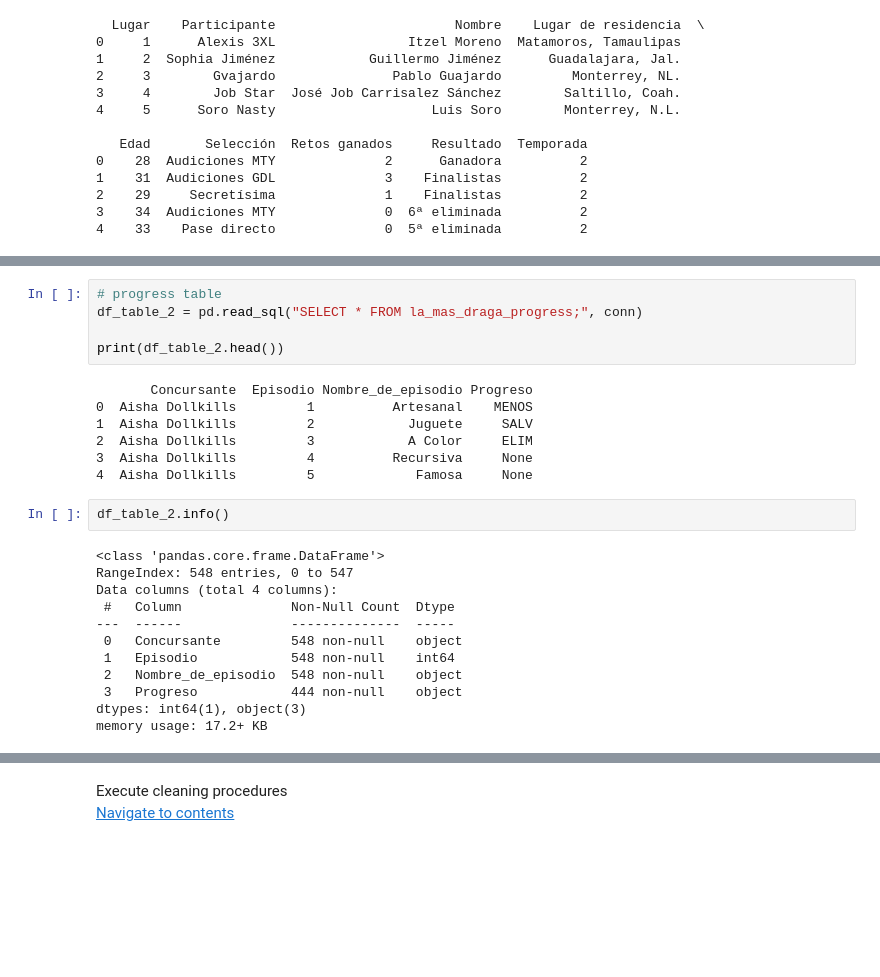
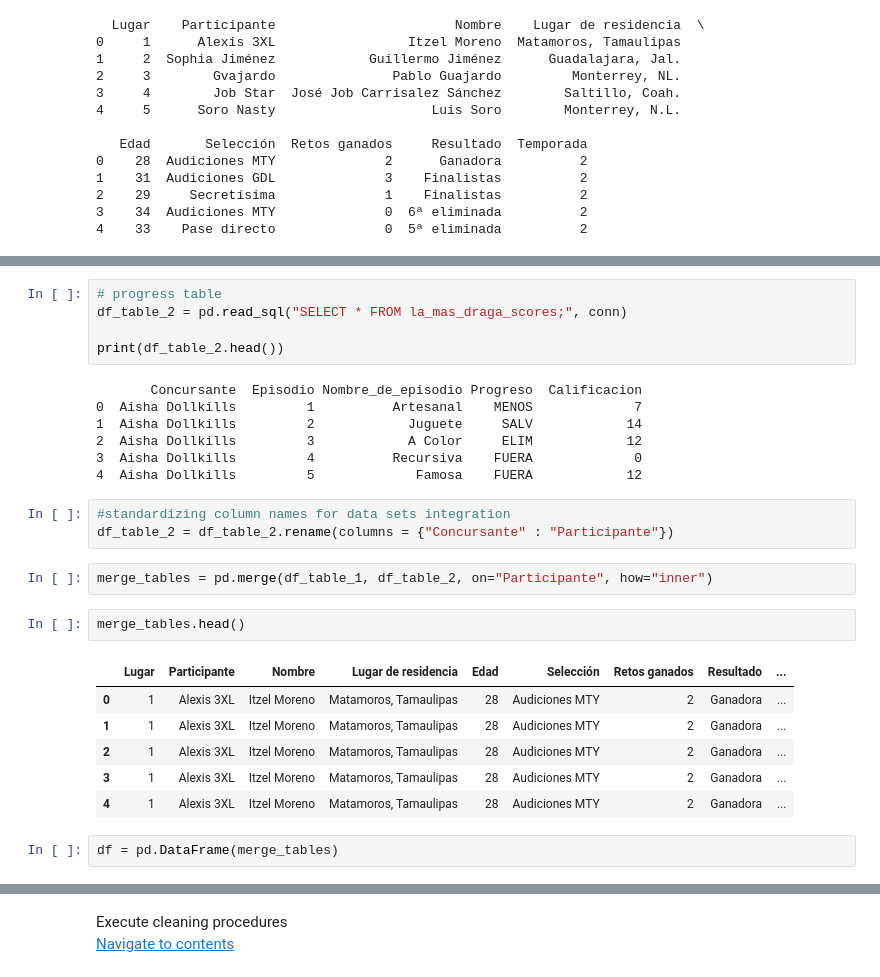
Before and after one commit to NilArj/drag_show, a Jupyter notebook: drag_show.ipynb, the cells around one changed output, grey strips where cells are left out. Saved outputs shown, nothing was run; the diff lists cells and outputs as text; blank space fills up the shorter version.

```diff
--- a/drag_show.ipynb
+++ b/drag_show.ipynb
@@ -104,26 +72,28 @@ memory usage: 3.6+ KB
 # %%
 # progress table
-df_table_2 = pd.read_sql("SELECT * FROM la_mas_draga_progress;", conn)
+df_table_2 = pd.read_sql("SELECT * FROM la_mas_draga_scores;", conn)
 
 print(df_table_2.head())
 # %% [output]
-       Concursante  Episodio Nombre_de_episodio Progreso
-0  Aisha Dollkills         1          Artesanal    MENOS
-1  Aisha Dollkills         2            Juguete     SALV
-2  Aisha Dollkills         3            A Color     ELIM
-3  Aisha Dollkills         4          Recursiva     None
-4  Aisha Dollkills         5             Famosa     None
+       Concursante  Episodio Nombre_de_episodio Progreso  Calificacion
+0  Aisha Dollkills         1          Artesanal    MENOS             7
+1  Aisha Dollkills         2            Juguete     SALV            14
+2  Aisha Dollkills         3            A Color     ELIM            12
+3  Aisha Dollkills         4          Recursiva    FUERA             0
+4  Aisha Dollkills         5             Famosa    FUERA            12
-# %%
-df_table_2.info()
-# %% [output]
-<class 'pandas.core.frame.DataFrame'>
-RangeIndex: 548 entries, 0 to 547
-Data columns (total 4 columns):
- #   Column              Non-Null Count  Dtype
----  ------              --------------  -----
- 0   Concursante         548 non-null    object
- 1   Episodio            548 non-null    int64
- 2   Nombre_de_episodio  548 non-null    object
- 3   Progreso            444 non-null    object
-dtypes: int64(1), object(3)
-memory usage: 17.2+ KB
+# %%
+#standardizing column names for data sets integration
+df_table_2 = df_table_2.rename(columns = {"Concursante" : "Participante"})
+# %%
+merge_tables = pd.merge(df_table_1, df_table_2, on="Participante", how="inner")
+# %%
+merge_tables.head()
+# %% [output]
+|  | Lugar | Participante | Nombre | Lugar de residencia | Edad | Selección | Retos ganados | Resultado | ... |
+| 0 | 1 | Alexis 3XL | Itzel Moreno | Matamoros, Tamaulipas | 28 | Audiciones MTY | 2 | Ganadora | ... |
+| 1 | 1 | Alexis 3XL | Itzel Moreno | Matamoros, Tamaulipas | 28 | Audiciones MTY | 2 | Ganadora | ... |
+| 2 | 1 | Alexis 3XL | Itzel Moreno | Matamoros, Tamaulipas | 28 | Audiciones MTY | 2 | Ganadora | ... |
+| 3 | 1 | Alexis 3XL | Itzel Moreno | Matamoros, Tamaulipas | 28 | Audiciones MTY | 2 | Ganadora | ... |
+| 4 | 1 | Alexis 3XL | Itzel Moreno | Matamoros, Tamaulipas | 28 | Audiciones MTY | 2 | Ganadora | ... |
+# %%
+df = pd.DataFrame(merge_tables)
```
Also changed, not shown: parts of 52 cells of this notebook.
